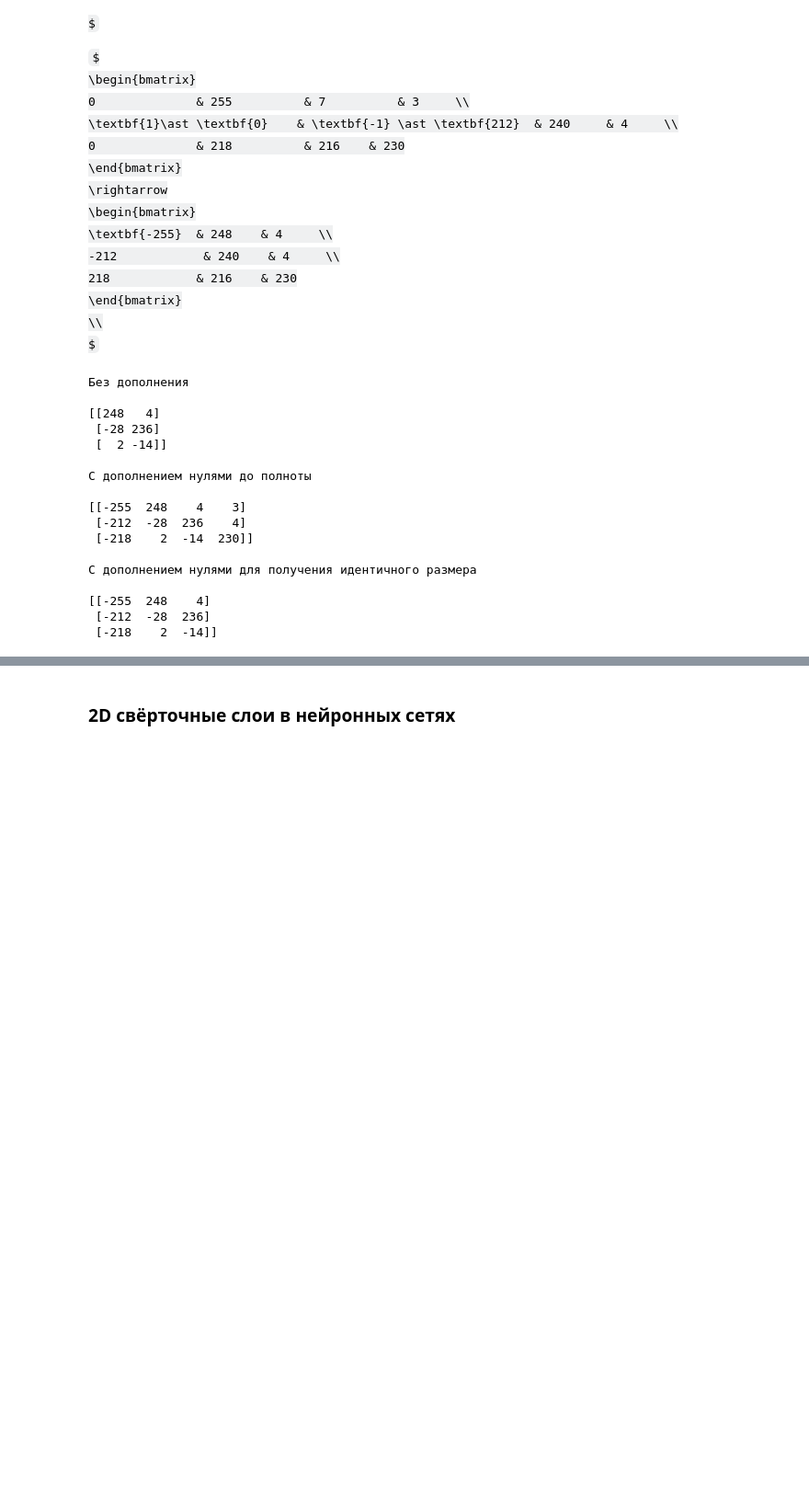
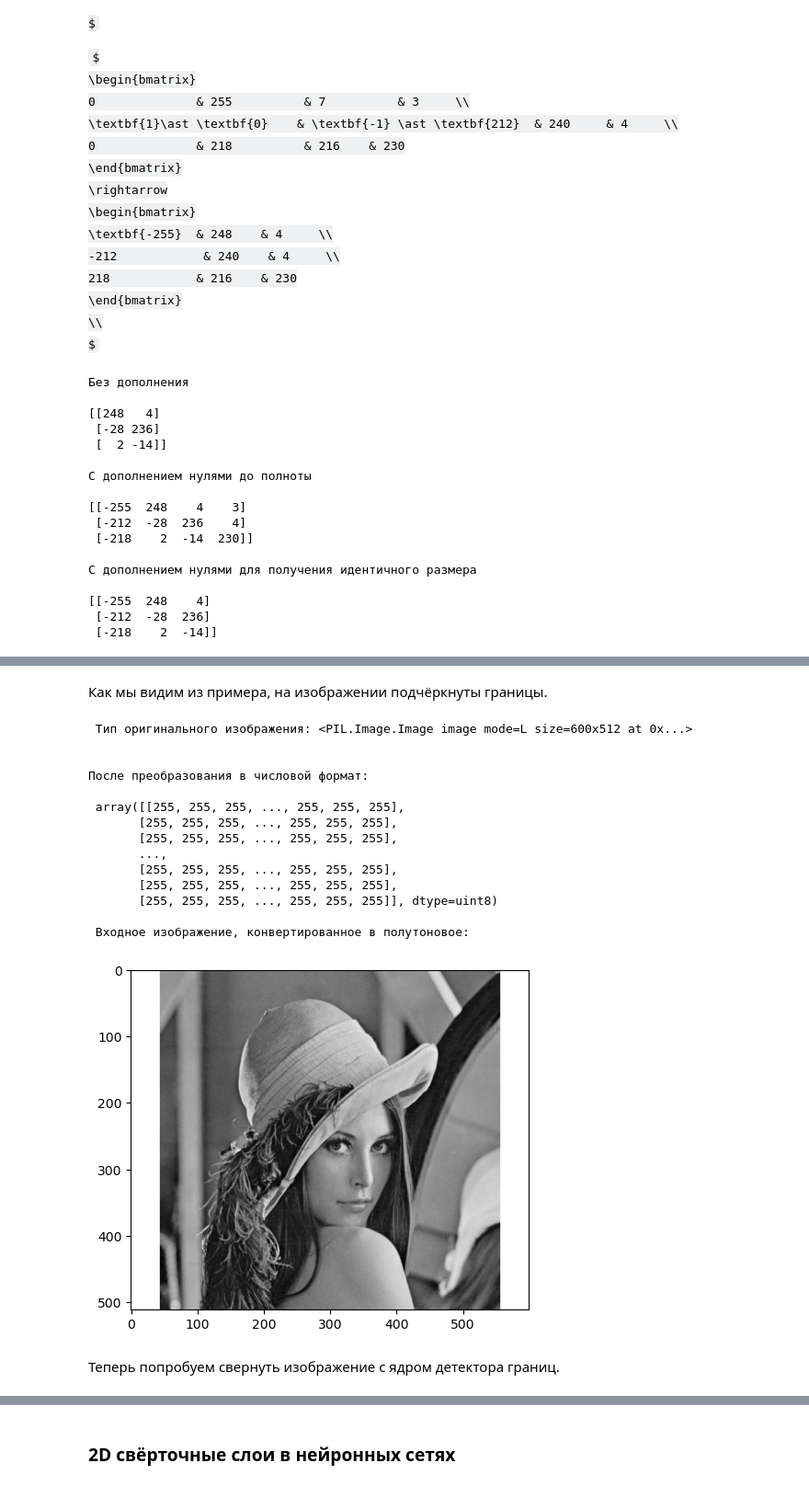
Before and after one commit to EvilMax/ai-ml, a Jupyter notebook: m5/CNN-basics.ipynb, the cells around one changed output, grey strips where cells are left out. Shown at 92% size. Drawn from its saved outputs; the diff is of its cells as text; code cells hidden in the pictures; some formulas as TeX source; blank space fills up the shorter version.

```diff
--- a/m5/CNN-basics.ipynb
+++ b/m5/CNN-basics.ipynb
@@ -255,0 +328,40 @@ print('{0} \n'.format(sg.convolve( I, g, 'same')))
+# %% [markdown]
+Как мы видим из примера, на изображении подчёркнуты границы.
+# %%
+import numpy as np
+from scipy import signal
+from scipy import misc
+import matplotlib.pyplot as plt
+from PIL import Image
+
+im = Image.open('images/lena.jpg')
+# Конвертируем цветное в полутоновое, используя преобразование ITU-R 601-2 Luma
+image_gr = im.convert("L")
+
+print("\n Тип оригинального изображения: %r \n\n" % image_gr)
+arr = np.asarray(image_gr)
+print("После преобразования в числовой формат: \n\n %r" % arr)
+%matplotlib inline
+
+imgplot = plt.imshow(arr)
+imgplot.set_cmap('gray')
+print("\n Входное изображение, конвертированное в полутоновое: \n")
+plt.show(imgplot)
+# %% [output]
+ Тип оригинального изображения: <PIL.Image.Image image mode=L size=600x512 at 0x...>
+
+
+После преобразования в числовой формат:
+
+ array([[255, 255, 255, ..., 255, 255, 255],
+       [255, 255, 255, ..., 255, 255, 255],
+       [255, 255, 255, ..., 255, 255, 255],
+       ...,
+       [255, 255, 255, ..., 255, 255, 255],
+       [255, 255, 255, ..., 255, 255, 255],
+       [255, 255, 255, ..., 255, 255, 255]], dtype=uint8)
+
+ Входное изображение, конвертированное в полутоновое:
+[figure, added]
+# %% [markdown]
+Теперь попробуем свернуть изображение с ядром детектора границ.
```
Also changed, not shown: parts of 41 cells of this notebook, 12 other files.
